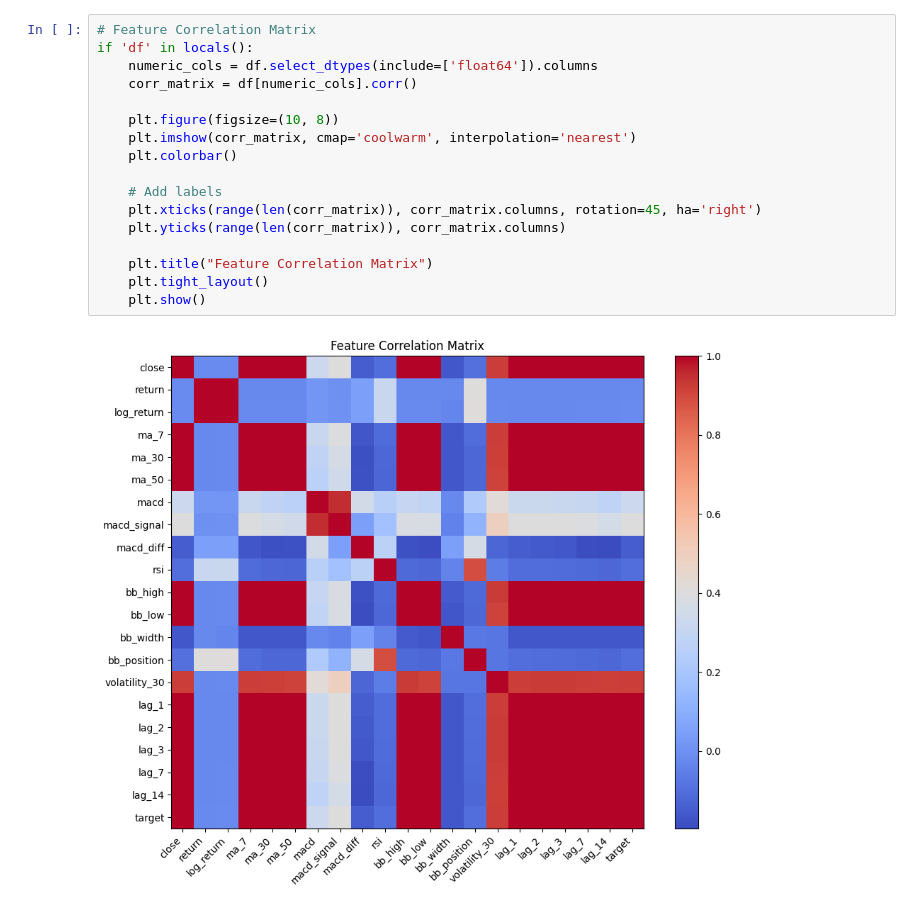
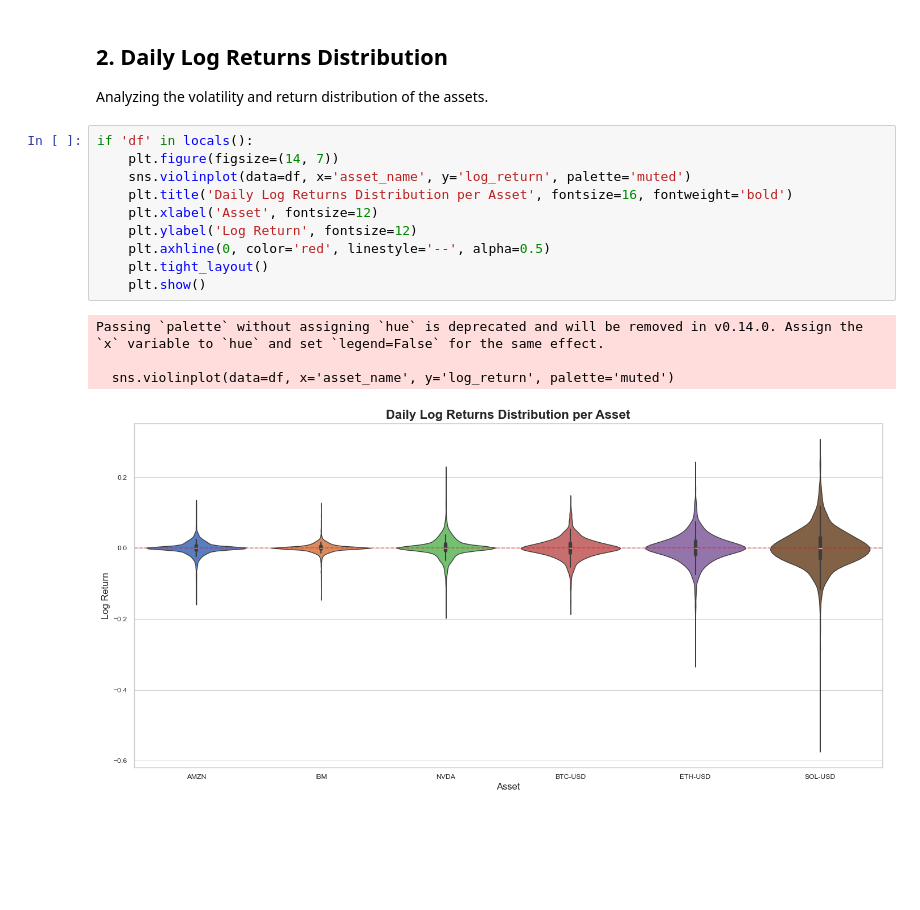
Before and after one commit to orhansonmeztr/crypto-stock-mlops-pipeline, a Jupyter notebook: notebooks/exploratory_analysis.ipynb, the cells around one changed output. Drawn from its saved outputs; the diff is of its cells as text; blank space fills up the shorter version.

```diff
--- a/notebooks/exploratory_analysis.ipynb
+++ b/notebooks/exploratory_analysis.ipynb
@@ -55,19 +74,18 @@ if 'df' in locals():
-# %%
-# Feature Correlation Matrix
-if 'df' in locals():
-    numeric_cols = df.select_dtypes(include=['float64']).columns
-    corr_matrix = df[numeric_cols].corr()
-
-    plt.figure(figsize=(10, 8))
-    plt.imshow(corr_matrix, cmap='coolwarm', interpolation='nearest')
-    plt.colorbar()
-
-    # Add labels
-    plt.xticks(range(len(corr_matrix)), corr_matrix.columns, rotation=45, ha='right')
-    plt.yticks(range(len(corr_matrix)), corr_matrix.columns)
-
-    plt.title("Feature Correlation Matrix")
-    plt.tight_layout()
-    plt.show()
-# %% [output]
-[figure, removed]
+# %% [markdown]
+## 2. Daily Log Returns Distribution
+Analyzing the volatility and return distribution of the assets.
+# %%
+if 'df' in locals():
+    plt.figure(figsize=(14, 7))
+    sns.violinplot(data=df, x='asset_name', y='log_return', palette='muted')
+    plt.title('Daily Log Returns Distribution per Asset', fontsize=16, fontweight='bold')
+    plt.xlabel('Asset', fontsize=12)
+    plt.ylabel('Log Return', fontsize=12)
+    plt.axhline(0, color='red', linestyle='--', alpha=0.5)
+    plt.tight_layout()
+    plt.show()
+# %% [output]
+Passing `palette` without assigning `hue` is deprecated and will be removed in v0.14.0. Assign the `x` variable to `hue` and set `legend=False` for the same effect.
+
+  sns.violinplot(data=df, x='asset_name', y='log_return', palette='muted')
+[figure, added]
```
Also changed, not shown: parts of 11 cells of this notebook, 5 other files.
